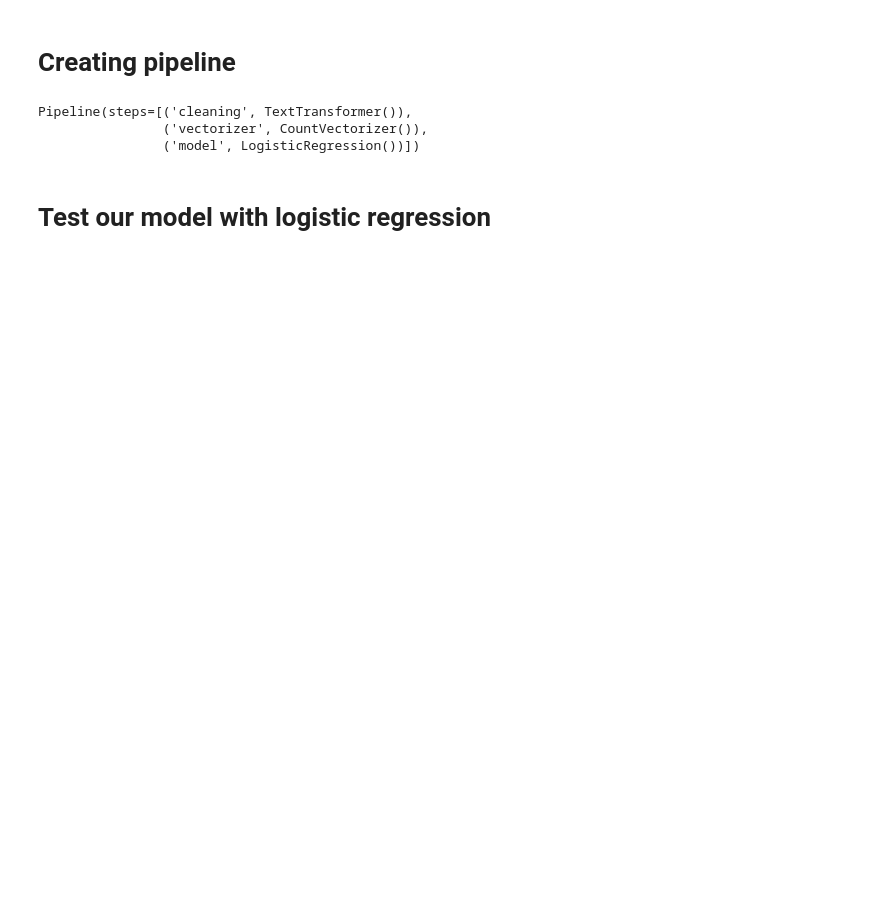
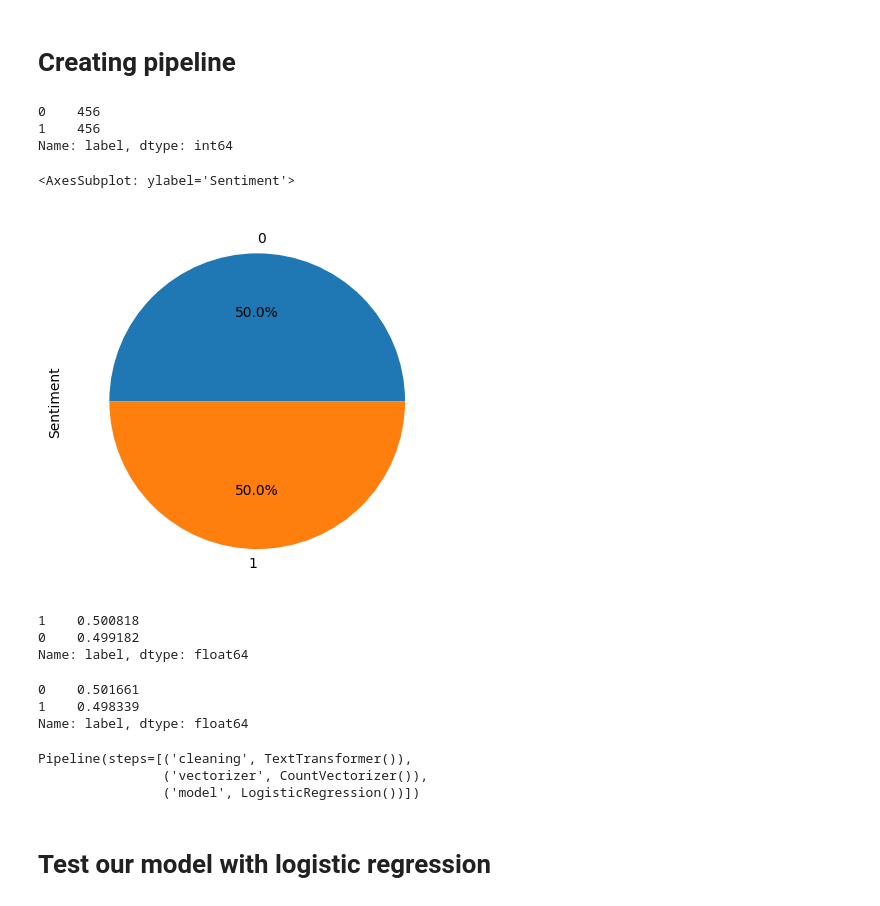
Before and after one commit to LuAsm/Tweet_sentiment_predict, a Jupyter notebook: notebooks/Tweet_modelling.ipynb, the cells around one changed output. Saved outputs shown, nothing was run; the diff lists cells and outputs as text; code cells hidden in the pictures; blank space fills up the shorter version.

```diff
--- a/notebooks/Tweet_modelling.ipynb
+++ b/notebooks/Tweet_modelling.ipynb
@@ -510,0 +459,21 @@ train_df, test_df = train_test_split(df)
+# %%
+positive_messages = df[df["label"] == 1]
+negative_messages  = df[df["label"] == 0]
+negative_downsample = resample(negative_messages,
+             replace=True,
+             n_samples=len(positive_messages),
+             random_state=42)
+df_downsampled = pd.concat([negative_downsample, positive_messages])
+
+print(df_downsampled["label"].value_counts())
+
+df_downsampled.groupby('label').size().plot(kind='pie',
+                                       y = "label",
+                                       label = "Sentiment",
+                                       autopct='%1.1f%%')
+# %% [output]
+0    456
+1    456
+Name: label, dtype: int64
+<AxesSubplot: ylabel='Sentiment'>
+[figure, added]
@@ -511 +486,13 @@ train_df, test_df = train_test_split(df)
+# %%
+y_train.value_counts(normalize=True)
+# %% [output]
+1    0.500818
+0    0.499182
+Name: label, dtype: float64
+# %%
+y_test.value_counts(normalize=True)
+# %% [output]
+0    0.501661
+1    0.498339
+Name: label, dtype: float64
 # %%
```
Also changed, not shown: parts of 56 cells of this notebook, 6 other files.
